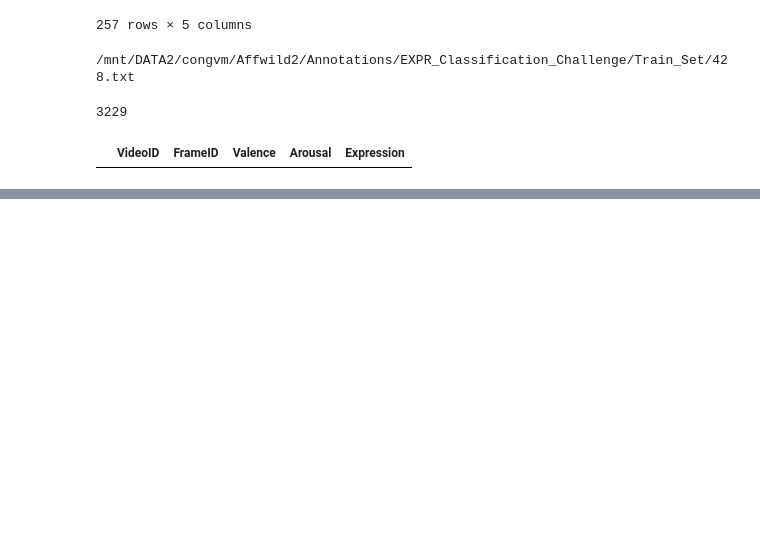
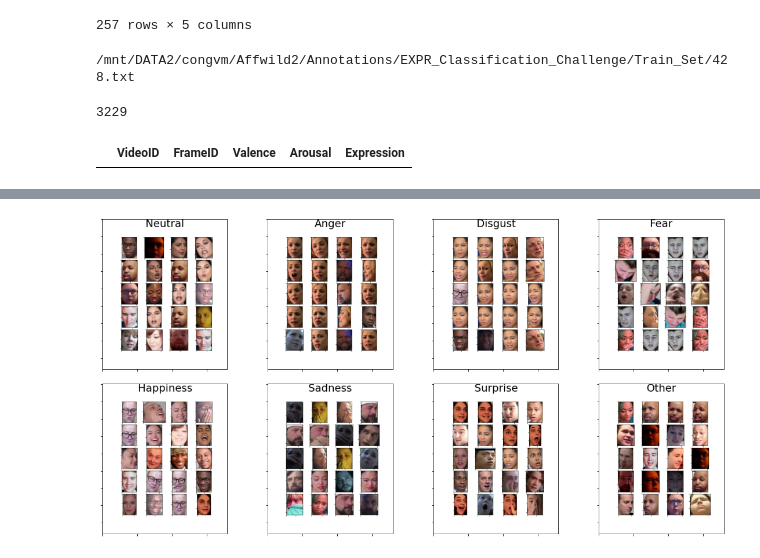
Before and after one commit to congvmit/ABAW2-BEAST, a Jupyter notebook: ipy.0.affwild-dataset.ipynb, the cells around one changed output, grey strips where cells are left out. Drawn from its saved outputs; the diff is of its cells as text; code cells hidden in the pictures; blank space fills up the shorter version.

```diff
--- a/ipy.0.affwild-dataset.ipynb
+++ b/ipy.0.affwild-dataset.ipynb
@@ -257,0 +208,34 @@ df_selected
+# %%
+from matplotlib.backends.backend_agg import FigureCanvasAgg as FigureCanvas
+
+img_combined_arrs = []
+for i in range(0, 8):
+    other_df = df[df.labels_ex == i]
+    other_indices = np.random.choice(len(other_df), 20)
+    other_selected_df = other_df.iloc[other_indices]
+
+    list_img_arr = []
+    for _, it in other_selected_df.iterrows():
+        img_arr = cv2.imread(it.image_id)[..., ::-1]
+        list_img_arr.append(img_arr)
+
+    fig = mipkit.immulshow(
+        list_img_arr,
+        rows=5,
+        title=f"{EMOTION_MAP[i]}",
+        ratio_size=5,
+        title_rel_pos=1,
+        plt_show=False,
+        return_fig=True
+    )
+    canvas = FigureCanvas(fig)
+    _ = canvas.draw()
+    img_combined_arr = np.frombuffer(canvas.tostring_rgb(), dtype="uint8")
+    img_combined_arr = img_combined_arr.reshape(
+        fig.canvas.get_width_height()[::-1] + (3,)
+    )
+    img_combined_arrs.append(img_combined_arr)
+# %%
+mipkit.immulshow(img_combined_arrs, rows=2)
+# %% [output]
+[figure, added]
```
Also changed, not shown: parts of 6 cells of this notebook, 13 other files.
